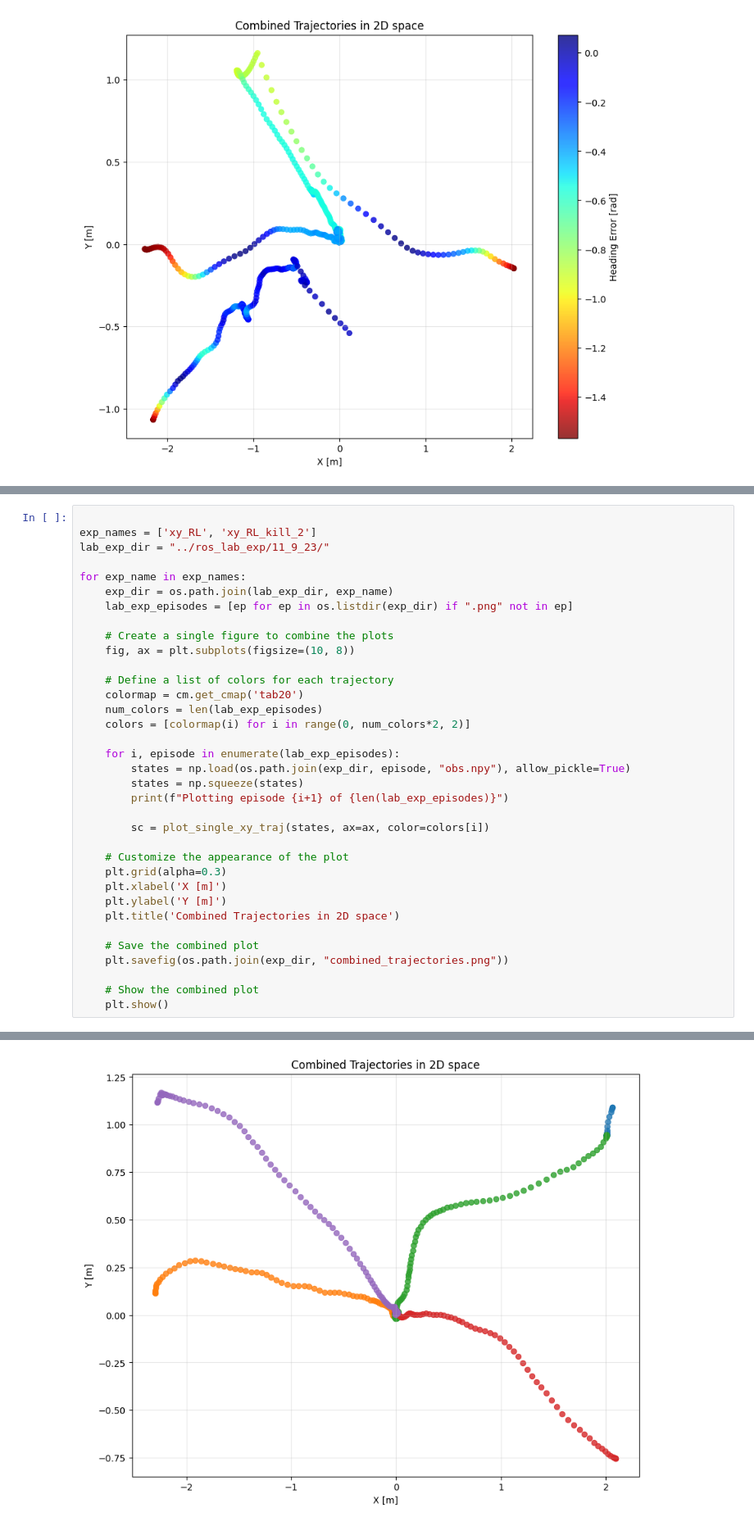
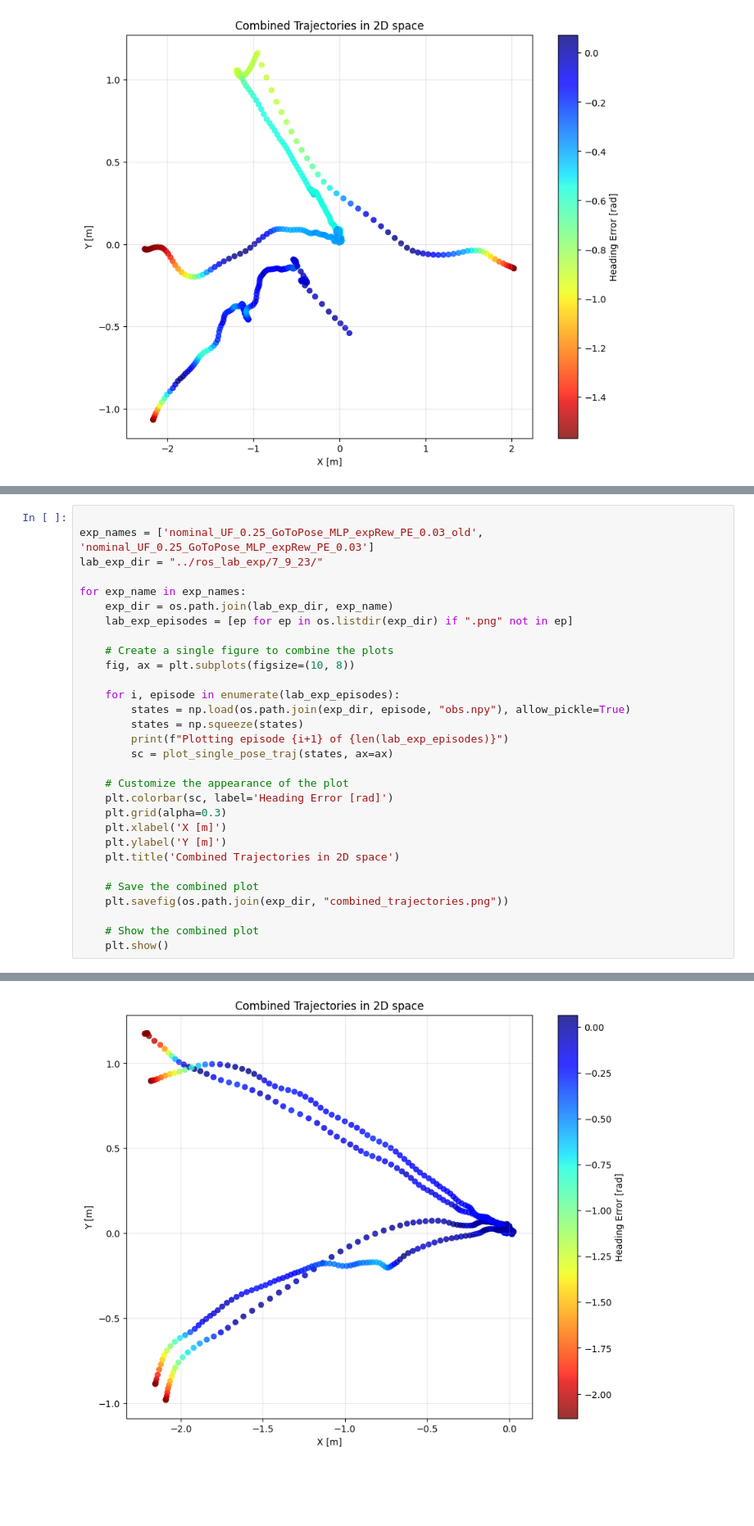
Before and after one commit to elharirymatteo/RANS, a Jupyter notebook: omniisaacgymenvs/utils/icra24_results.ipynb, the cells around one changed output, grey strips where cells are left out. Shown at 82% size. Saved outputs shown, nothing was run; the diff lists cells and outputs as text; blank space fills up the shorter version.

```diff
--- a/omniisaacgymenvs/utils/icra24_results.ipynb
+++ b/omniisaacgymenvs/utils/icra24_results.ipynb
@@ -163,7 +168,7 @@ Plotting episode 5 of 5
 # %%
 
-exp_names = ['xy_RL', 'xy_RL_kill_2']
-lab_exp_dir = "../ros_lab_exp/11_9_23/"
+exp_names = ['nominal_UF_0.25_GoToPose_MLP_expRew_PE_0.03_old', 'nominal_UF_0.25_GoToPose_MLP_expRew_PE_0.03']
+lab_exp_dir = "../ros_lab_exp/7_9_23/"
 
 for exp_name in exp_names:
     exp_dir = os.path.join(lab_exp_dir, exp_name)
@@ -172,19 +177,14 @@ for exp_name in exp_names:
     # Create a single figure to combine the plots
     fig, ax = plt.subplots(figsize=(10, 8))
 
-    # Define a list of colors for each trajectory
-    colormap = cm.get_cmap('tab20')
-    num_colors = len(lab_exp_episodes)
-    colors = [colormap(i) for i in range(0, num_colors*2, 2)]
-
     for i, episode in enumerate(lab_exp_episodes):
         states = np.load(os.path.join(exp_dir, episode, "obs.npy"), allow_pickle=True)
         states = np.squeeze(states)
         print(f"Plotting episode {i+1} of {len(lab_exp_episodes)}")
-
-        sc = plot_single_xy_traj(states, ax=ax, color=colors[i])
+        sc = plot_single_pose_traj(states, ax=ax)
 
     # Customize the appearance of the plot
+    plt.colorbar(sc, label='Heading Error [rad]')
     plt.grid(alpha=0.3)
     plt.xlabel('X [m]')
     plt.ylabel('Y [m]')
@@ -204,4 +203,4 @@ Plotting episode 5 of 5
-[figure, old version]
+[figure, new version]
 Plotting episode 1 of 3
 Plotting episode 2 of 3
 Plotting episode 3 of 3
```
Also changed, not shown: parts of 6 cells of this notebook.
